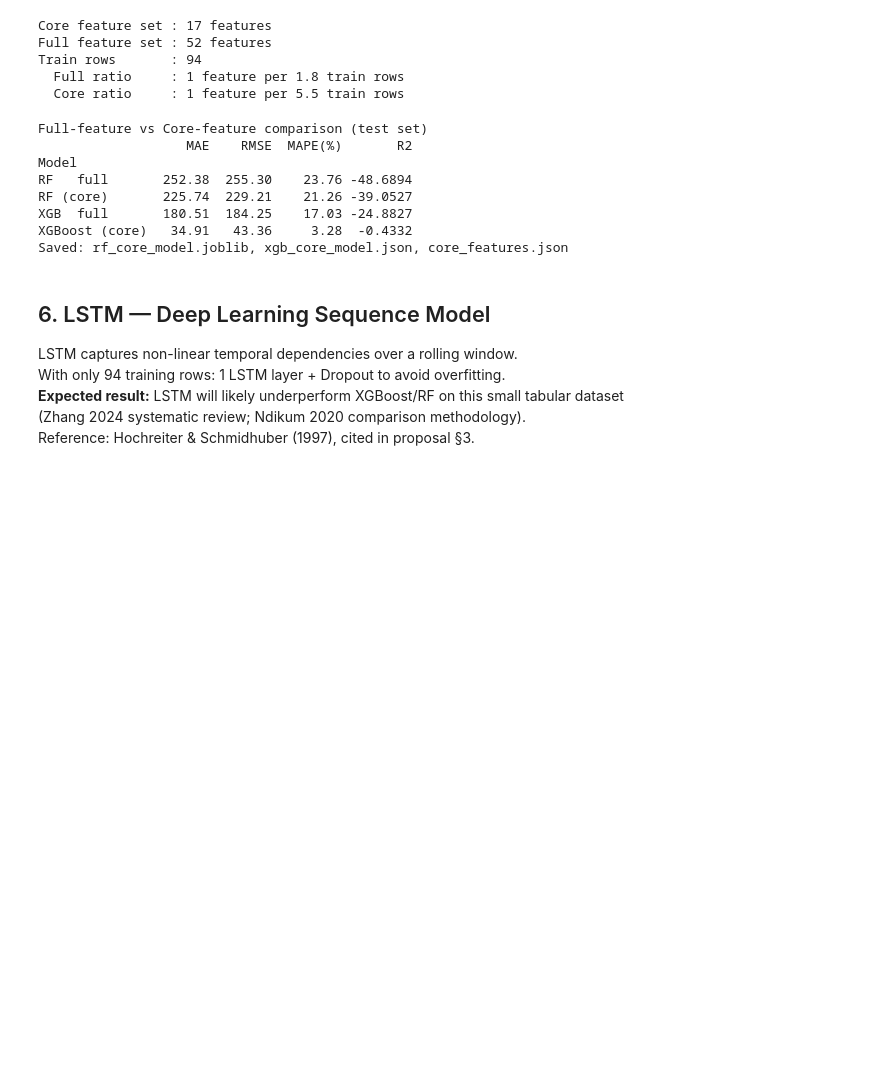
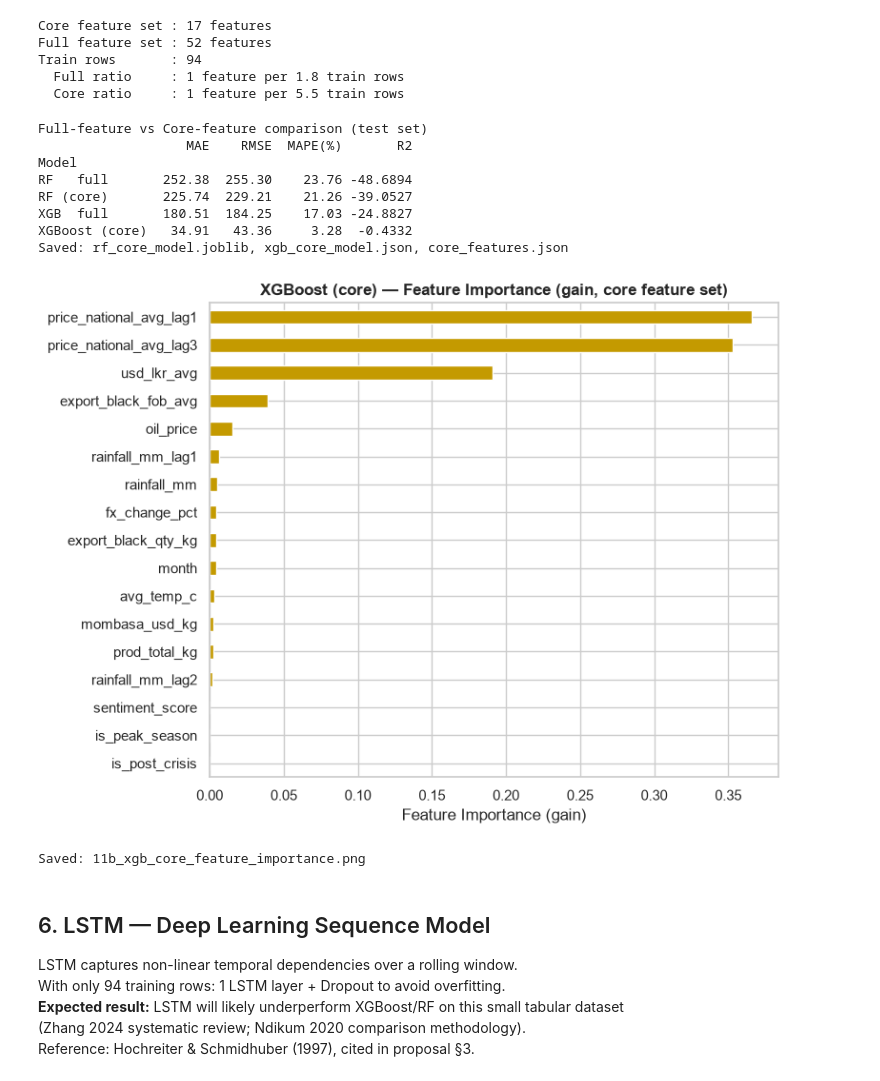
Before and after one commit to MalmEEE/SmartTeaAI-, a Jupyter notebook: ml-engine/notebooks/02_model_training.ipynb, the cells around one changed output. Drawn from its saved outputs; the diff is of its cells as text; code cells hidden in the pictures; blank space fills up the shorter version.

```diff
--- a/ml-engine/notebooks/02_model_training.ipynb
+++ b/ml-engine/notebooks/02_model_training.ipynb
@@ -608,33 +608,46 @@ xgb_core_metrics = compute_metrics(y_test, xgb_core_preds, 'XGBoost (core)')
 cmp_df = pd.DataFrame([
     compute_metrics(y_test, rf_preds,   'RF   full'),
     rf_core_metrics,
     compute_metrics(y_test, xgb_preds,  'XGB  full'),
     xgb_core_metrics,
 ]).set_index('Model')
 print('Full-feature vs Core-feature comparison (test set)')
 print(cmp_df.to_string())
 
 # Save core models so model selection can deploy them if they win
 joblib.dump(rf_core, f'{MODEL_DIR}/rf_core_model.joblib')
 xgb_core.save_model(f'{MODEL_DIR}/xgb_core_model.json')
 with open(f'{MODEL_DIR}/core_features.json', 'w') as f:
     json.dump(CORE_FEATURES, f, indent=2)
 print('Saved: rf_core_model.joblib, xgb_core_model.json, core_features.json')
 
 # Include core results in the final comparison table (Section 7)
 all_results.append(rf_core_metrics)
 all_results.append(xgb_core_metrics)
 all_preds['RF (core)']      = rf_core_preds
 all_preds['XGBoost (core)'] = xgb_core_preds
+
+# XGBoost (core) native feature importance chart
+fi_core = pd.Series(xgb_core.feature_importances_, index=CORE_FEATURES).sort_values(ascending=True)
+fig, ax = plt.subplots(figsize=(8, 6))
+fi_core.plot(kind='barh', ax=ax, color='#C49A00')
+ax.set_xlabel('Feature Importance (gain)')
+ax.set_title('XGBoost (core) — Feature Importance (gain, core feature set)', fontweight='bold')
+plt.tight_layout()
+plt.savefig(f'{CHART_DIR}/11b_xgb_core_feature_importance.png', dpi=150, bbox_inches='tight')
+plt.show()
+print('Saved: 11b_xgb_core_feature_importance.png')
 # %% [output]
 Full-feature vs Core-feature comparison (test set)
                    MAE    RMSE  MAPE(%)       R2
 Model
 RF   full       252.38  255.30    23.76 -48.6894
 RF (core)       225.74  229.21    21.26 -39.0527
 XGB  full       180.51  184.25    17.03 -24.8827
 XGBoost (core)   34.91   43.36     3.28  -0.4332
 Saved: rf_core_model.joblib, xgb_core_model.json, core_features.json
+[figure, added]
+Saved: 11b_xgb_core_feature_importance.png
 # %% [markdown]
 ## 6. LSTM — Deep Learning Sequence Model
 
```
Also changed, not shown: parts of 2 cells of this notebook, 6 other files.
